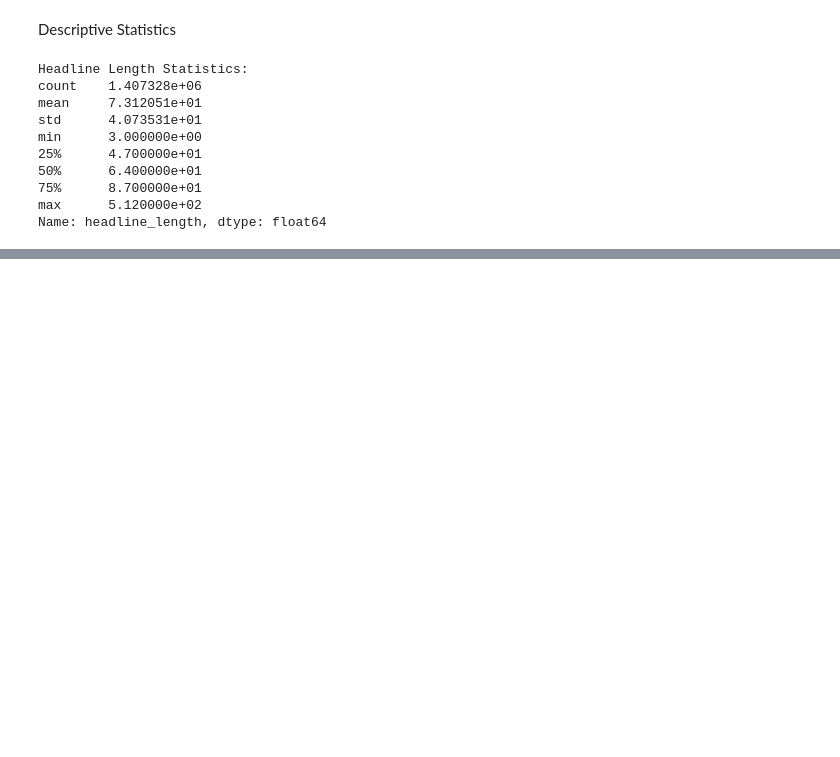
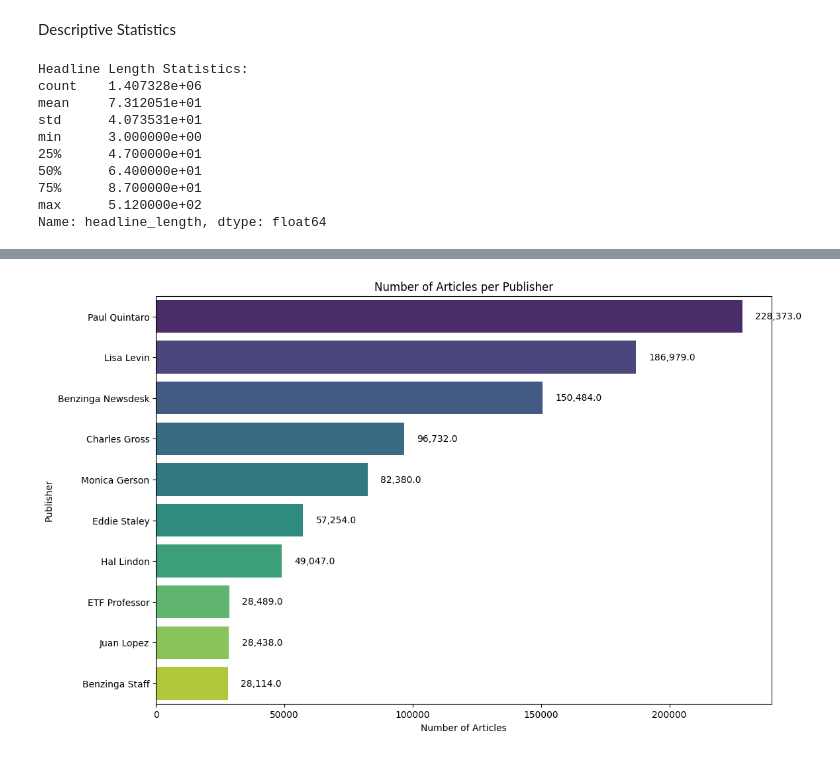
Before and after one commit to ab3lT/10-Academy-Week-1, a Jupyter notebook: notebook/stock_news.ipynb, the cells around one changed output, grey strips where cells are left out. Drawn from its saved outputs; the diff is of its cells as text; code cells hidden in the pictures; blank space fills up the shorter version.

Commit message:
most active publishers, days of weeks , identify unique email

```diff
--- a/notebook/stock_news.ipynb
+++ b/notebook/stock_news.ipynb
@@ -83,0 +105,5 @@ Name: headline_length, dtype: float64
+# %%
+print("Top Publishers:")
+publisher_counts = da.articles_per_publisher(df).reset_index(name="no_of_articles")
+top_publisher = publisher_counts.head(10)
+top_publisher
@@ -83,0 +123,23 @@ Name: headline_length, dtype: float64
+# %%
+# Plot the number of articles per publisher
+# Plot the data
+fig, ax = plt.subplots(figsize=(12, 8))
+bars = sns.barplot(x='no_of_articles', y='publisher',
+                   data=top_publisher,
+                   palette='viridis',
+                   hue='publisher',
+                   ax=ax)
+
+# Add exact numbers at the end of each bar
+for bar in bars.patches:
+    width = bar.get_width()
+    label = f'{width:,}'
+    ax.text(width + 5000, bar.get_y() + bar.get_height() / 2, label,
+            ha='left', va='center', color='black', fontsize=10)
+
+plt.title('Number of Articles per Publisher')
+plt.xlabel('Number of Articles')
+plt.ylabel('Publisher')
+plt.show()
+# %% [output]
+[figure, added]
```
Also changed, not shown: parts of 7 cells of this notebook.
